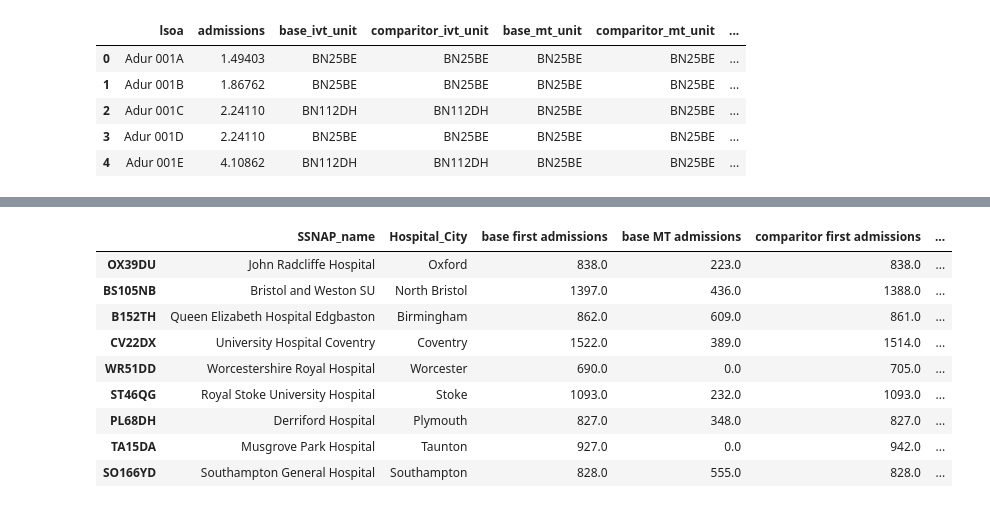
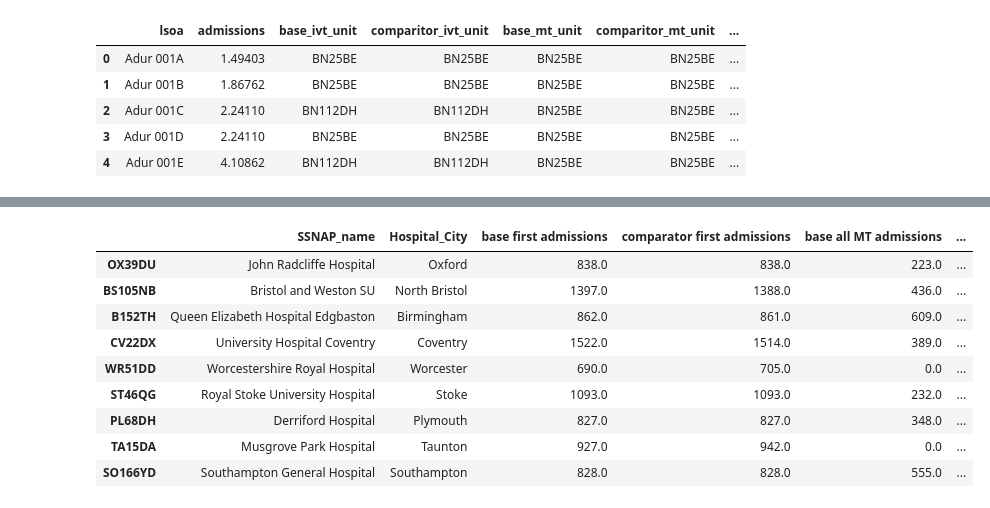
Before and after one commit to stroke-optimist/thrombectomy_location_2026, a Jupyter notebook: 04_compare_scenarios.ipynb, the cells around one changed output, grey strips where cells are left out. Cells and saved outputs as stored; diff of their text form; code cells hidden in the pictures.

Commit message:
Add transfer-in MT

```diff
--- a/04_compare_scenarios.ipynb
+++ b/04_compare_scenarios.ipynb
@@ -33,6 +33,8 @@ comparison['base_ivt_unit'] = base_data['nearest_ivt_unit']
 comparison['comparitor_ivt_unit'] = comparitor_data['nearest_ivt_unit']
 comparison['base_mt_unit'] = base_data['nearest_mt_unit']
 comparison['comparitor_mt_unit'] = comparitor_data['nearest_mt_unit']
+comparison['base_transfer_in_MT'] = base_data['transfer_required']
+comparison['comparitor_transfer_in_MT'] = comparitor_data['transfer_required']
 comparison['base_ivt_time'] = base_data['nearest_ivt_unit_no_bias']
 comparison['comparitor_ivt_time'] = comparitor_data['nearest_ivt_unit_no_bias']
 comparison['base_mt_time'] = base_data['nearest_mt_time']
@@ -104,16 +169,16 @@ comparison_by_ivt_unit.head(10)
 # %%
 # Get units with a change in MT admissions
-mask = comparison_by_ivt_unit['change in MT admissions'] != 0
+mask = comparison_by_ivt_unit['change in all MT admissions'] != 0
 units_with_change = comparison_by_ivt_unit.loc[mask]
 units_with_change.head(20)
 # %% [output]
-|  | SSNAP_name | Hospital_City | base first admissions | base MT admissions | comparitor first admissions | ... |
-| OX39DU | John Radcliffe Hospital | Oxford | 838.0 | 223.0 | 838.0 | ... |
-| BS105NB | Bristol and Weston SU | North Bristol | 1397.0 | 436.0 | 1388.0 | ... |
-| B152TH | Queen Elizabeth Hospital Edgbaston | Birmingham | 862.0 | 609.0 | 861.0 | ... |
-| CV22DX | University Hospital Coventry | Coventry | 1522.0 | 389.0 | 1514.0 | ... |
-| WR51DD | Worcestershire Royal Hospital | Worcester | 690.0 | 0.0 | 705.0 | ... |
-| ST46QG | Royal Stoke University Hospital | Stoke | 1093.0 | 232.0 | 1093.0 | ... |
-| PL68DH | Derriford Hospital | Plymouth | 827.0 | 348.0 | 827.0 | ... |
-| TA15DA | Musgrove Park Hospital | Taunton | 927.0 | 0.0 | 942.0 | ... |
-| SO166YD | Southampton General Hospital | Southampton | 828.0 | 555.0 | 828.0 | ... |
+|  | SSNAP_name | Hospital_City | base first admissions | comparator first admissions | base all MT admissions | ... |
+| OX39DU | John Radcliffe Hospital | Oxford | 838.0 | 838.0 | 223.0 | ... |
+| BS105NB | Bristol and Weston SU | North Bristol | 1397.0 | 1388.0 | 436.0 | ... |
+| B152TH | Queen Elizabeth Hospital Edgbaston | Birmingham | 862.0 | 861.0 | 609.0 | ... |
+| CV22DX | University Hospital Coventry | Coventry | 1522.0 | 1514.0 | 389.0 | ... |
+| WR51DD | Worcestershire Royal Hospital | Worcester | 690.0 | 705.0 | 0.0 | ... |
+| ST46QG | Royal Stoke University Hospital | Stoke | 1093.0 | 1093.0 | 232.0 | ... |
+| PL68DH | Derriford Hospital | Plymouth | 827.0 | 827.0 | 348.0 | ... |
+| TA15DA | Musgrove Park Hospital | Taunton | 927.0 | 942.0 | 0.0 | ... |
+| SO166YD | Southampton General Hospital | Southampton | 828.0 | 828.0 | 555.0 | ... |
```
Also changed, not shown: parts of 2 cells of this notebook.
